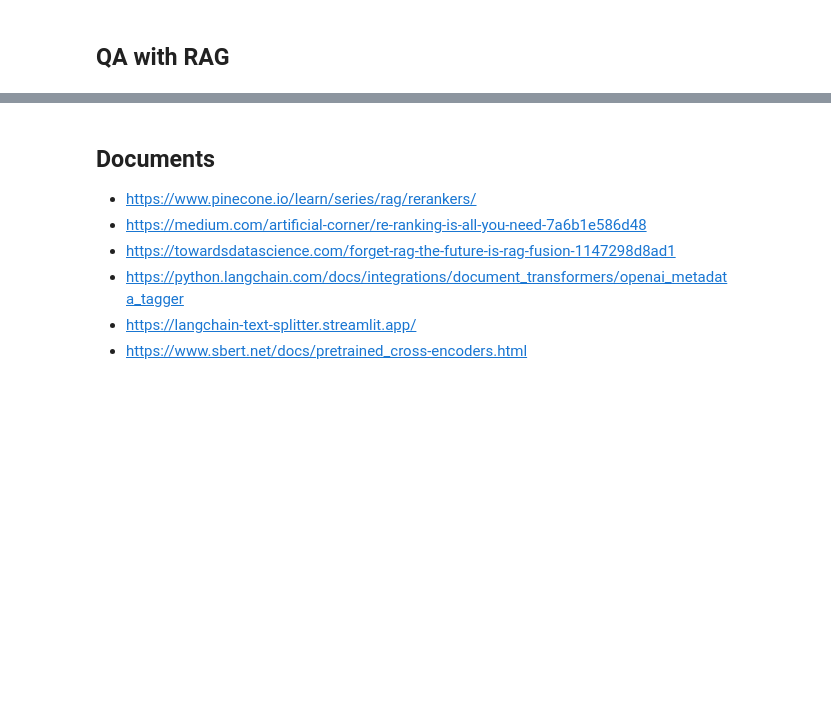
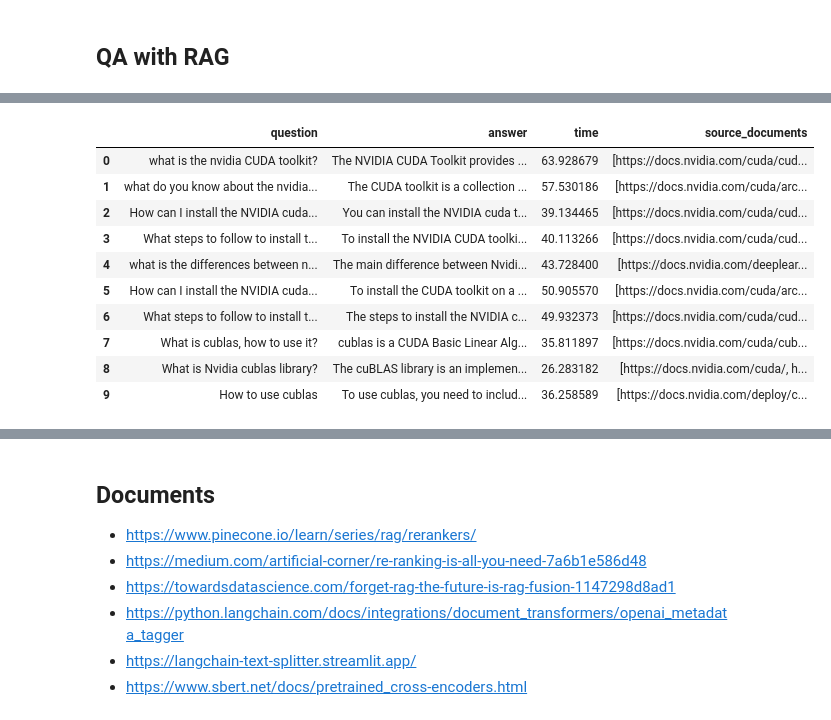
Before and after one commit to hsunsmile/ml-notebooks, a Jupyter notebook: nvidia-rag/Problem_01_AI_Assisted_Learning_for_NVIDIA_SDKs_and_Toolkits.ipynb, the cells around one changed output, grey strips where cells are left out. Drawn from its saved outputs; the diff is of its cells as text; code cells hidden in the pictures; blank space fills up the shorter version.

```diff
--- a/nvidia-rag/Problem_01_AI_Assisted_Learning_for_NVIDIA_SDKs_and_Toolkits.ipynb
+++ b/nvidia-rag/Problem_01_AI_Assisted_Learning_for_NVIDIA_SDKs_and_Toolkits.ipynb
@@ -7,7 +21,11 @@
 One can change LLM models here to try different models easily.
 # %%
 llm_model_name = 'meta-llama/Llama-2-13b-chat-hf'
+# llm_model_name = 'mistralai/Mistral-7B-v0.1'
+# llm_model_name = 'meta-llama/Llama-2-7b-chat-hf'
+
 pipeline_type = "text-generation"
+enable_multi_query = False
 
 questions = [
     "what is the nvidia CUDA toolkit?",
@@ -149,7 +170,7 @@ def quantizized_model_pipeline(model_id, pipeline_type):
       # logits_processor=[EosTokenRewardLogitsProcessor(tokenizer.eos_token_id, 1200)],  # without this model rambles during chat
       temperature=0.0001,  # 'randomness' of outputs, 0.0 is the min and 1.0 the max
       max_new_tokens=300,  # max number of tokens to generate in the output
-      repetition_penalty=1.1  # without this output begins repeating
+      repetition_penalty=1.1,  # without this output begins repeating
   )
 
   return generate_text
@@ -162,9 +183,9 @@ def lighter_model_pipeline(model_id, pipeline_type):
       device_map="auto")
 
 def create_pipeline(model_id, pipeline_type):
-  if model_id == "TinyLlama/TinyLlama-1.1B-Chat-v1.0":
+  if model_id.startswith("TinyLlama"):
     return lighter_model_pipeline(model_id, pipeline_type)
-  elif model_id == "meta-llama/Llama-2-7b-chat-hf":
+  elif model_id.startswith("meta-llama"):
     return quantizized_model_pipeline(model_id, pipeline_type)
 
   raise Exception(f"model_id: {model_id} is not supported")
@@ -180,7 +215,8 @@ llm = HuggingFacePipeline(pipeline=generate_text)
 import pandas as pd
 import time
 
-vanilla_results_file = f"{cache_folder}/vanilla_results.csv"
+llm_model = llm_model_name.replace("/", "_")
+vanilla_results_file = f"{cache_folder}/vanilla_results_{llm_model}.csv"
 if not os.path.exists(vanilla_results_file):
   vanilla_results = []
   for question in questions:
@@ -189,7 +225,7 @@ if not os.path.exists(vanilla_results_file):
     end = time.time()
     vanilla_results.append({"question": question, "answer": answer, "time": end - start})
     df = pd.DataFrame(vanilla_results)
-    df.to_csv(f"{cache_folder}/vanilla_results.csv", index=False)
+    df.to_csv(vanilla_results_file, index=False)
 else:
   df = pd.read_csv(vanilla_results_file)
 
@@ -2374,7 +2441,11 @@ class FilteredRetriever(VectorStoreRetriever):
         return filtered_results
 
 reranker = FlagReranker('BAAI/bge-reranker-base', use_fp16=True)
-filtered_retriever = FilteredRetriever(vectorstore=retriever_from_llm, reranker=reranker)
+
+if enable_multi_query:
+  filtered_retriever = FilteredRetriever(vectorstore=retriever_from_llm, reranker=reranker)
+else:
+  filtered_retriever = FilteredRetriever(vectorstore=vectorstore, reranker=reranker)
 # %% [markdown]
 ### Check retrived documents and relevence
 # %%
@@ -2449,3 +2578,18 @@ results_rag_df
+# %%
+results_rag_df.to_csv(f"{cache_folder}/rag_qa_results_{llm_model}_{current_time_str}.csv", index=False)
+results_rag_df
+# %% [output]
+|  | question | answer | time | source_documents |
+| 0 | what is the nvidia CUDA toolkit? | The NVIDIA CUDA Toolkit provides ... | 63.928679 | [https://docs.nvidia.com/cuda/cud... |
+| 1 | what do you know about the nvidia... | The CUDA toolkit is a collection ... | 57.530186 | [https://docs.nvidia.com/cuda/arc... |
+| 2 | How can I install the NVIDIA cuda... | You can install the NVIDIA cuda t... | 39.134465 | [https://docs.nvidia.com/cuda/cud... |
+| 3 | What steps to follow to install t... | To install the NVIDIA CUDA toolki... | 40.113266 | [https://docs.nvidia.com/cuda/cud... |
+| 4 | what is the differences between n... | The main difference between Nvidi... | 43.728400 | [https://docs.nvidia.com/deeplear... |
+| 5 | How can I install the NVIDIA cuda... | To install the CUDA toolkit on a ... | 50.905570 | [https://docs.nvidia.com/cuda/arc... |
+| 6 | What steps to follow to install t... | The steps to install the NVIDIA c... | 49.932373 | [https://docs.nvidia.com/cuda/cud... |
+| 7 | What is cublas, how to use it? | cublas is a CUDA Basic Linear Alg... | 35.811897 | [https://docs.nvidia.com/cuda/cub... |
+| 8 | What is Nvidia cublas library? | The cuBLAS library is an implemen... | 26.283182 | [https://docs.nvidia.com/cuda/, h... |
+| 9 | How to use cublas | To use cublas, you need to includ... | 36.258589 | [https://docs.nvidia.com/deploy/c... |
 # %%
 # @title time
 
```
Also changed, not shown: parts of 14 cells of this notebook.
